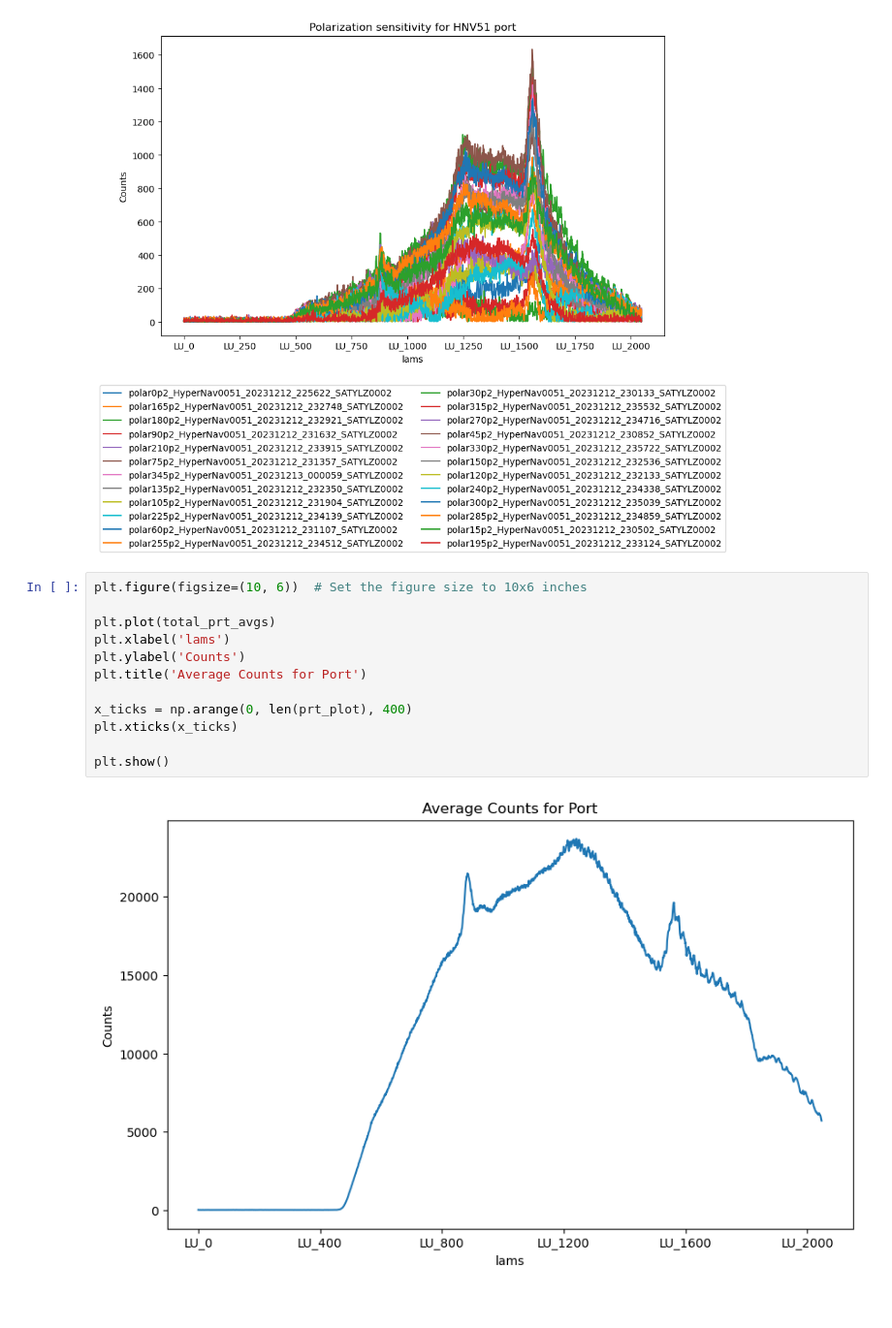
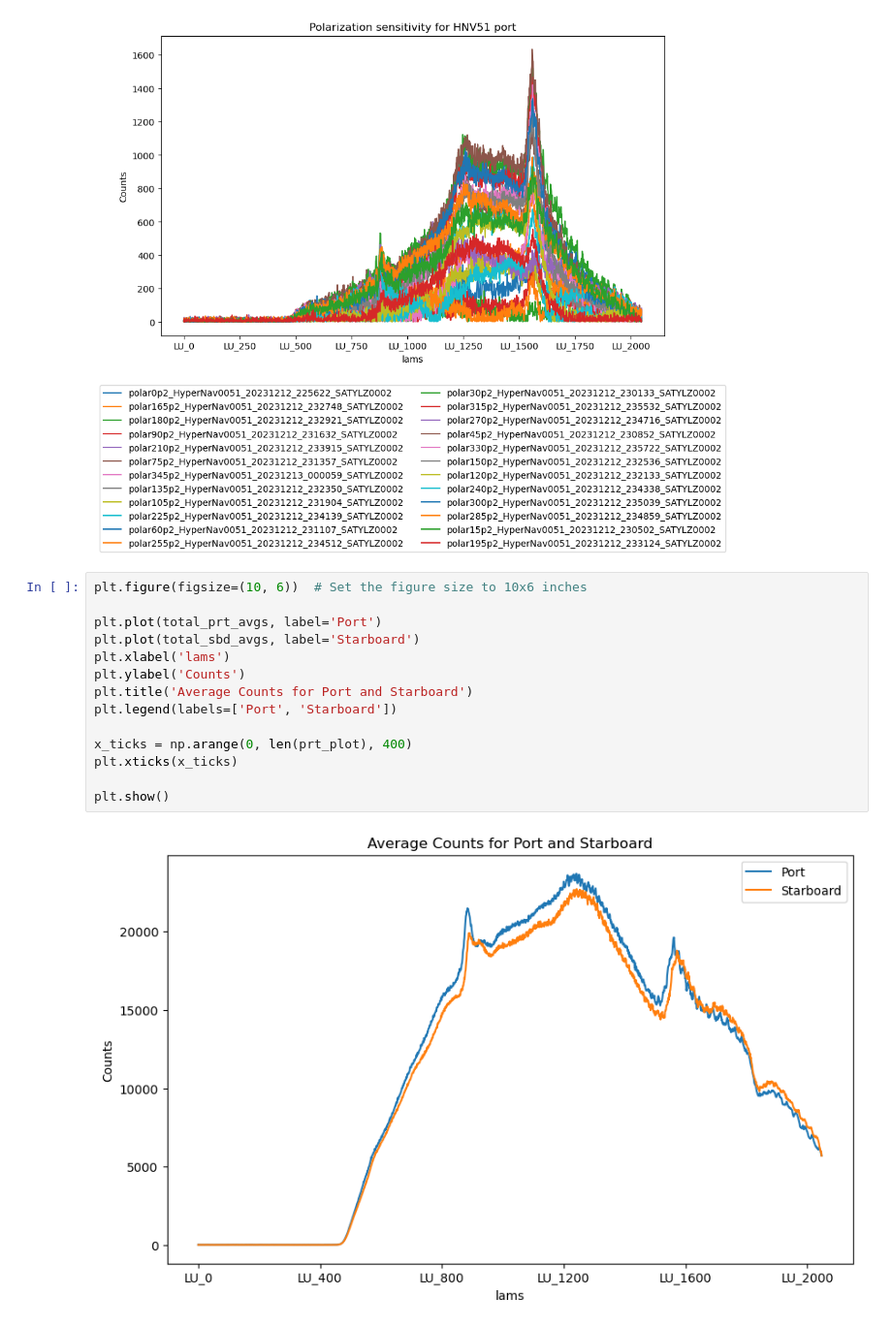
Before and after one commit to abailess/HNAV_polarization_sensitivity, a Jupyter notebook: HNAV_Polarization.ipynb, the cells around one changed output. Shown at 97% size. Cells and saved outputs as stored; diff of their text form.

```diff
--- a/HNAV_Polarization.ipynb
+++ b/HNAV_Polarization.ipynb
@@ -446,14 +446,16 @@ plt.show()
 # %%
 plt.figure(figsize=(10, 6))  # Set the figure size to 10x6 inches
 
-plt.plot(total_prt_avgs)
+plt.plot(total_prt_avgs, label='Port')
+plt.plot(total_sbd_avgs, label='Starboard')
 plt.xlabel('lams')
 plt.ylabel('Counts')
-plt.title('Average Counts for Port')
+plt.title('Average Counts for Port and Starboard')
+plt.legend(labels=['Port', 'Starboard'])
 
 x_ticks = np.arange(0, len(prt_plot), 400)
 plt.xticks(x_ticks)
 
 plt.show()
 # %% [output]
-[figure, old version]
+[figure, new version]
```
